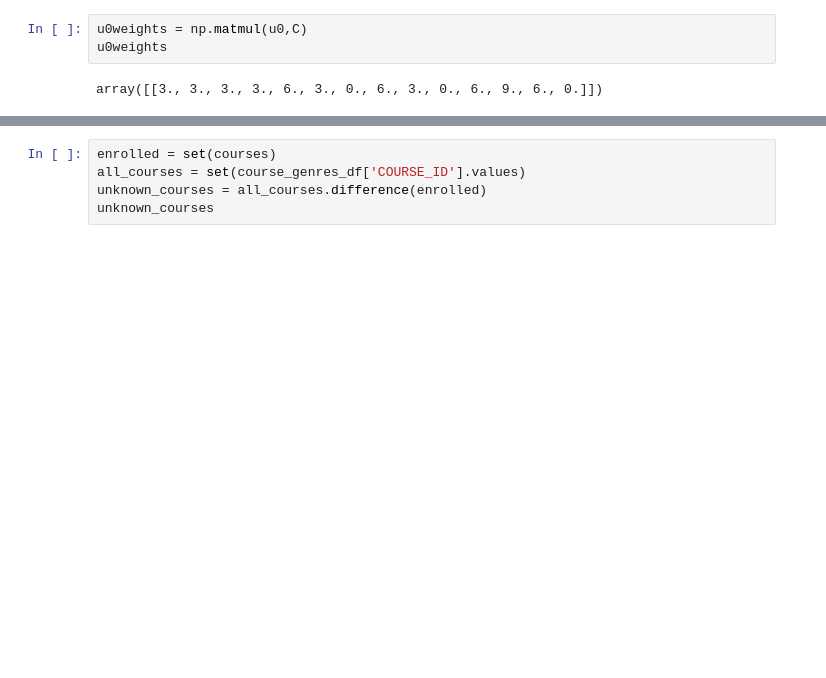
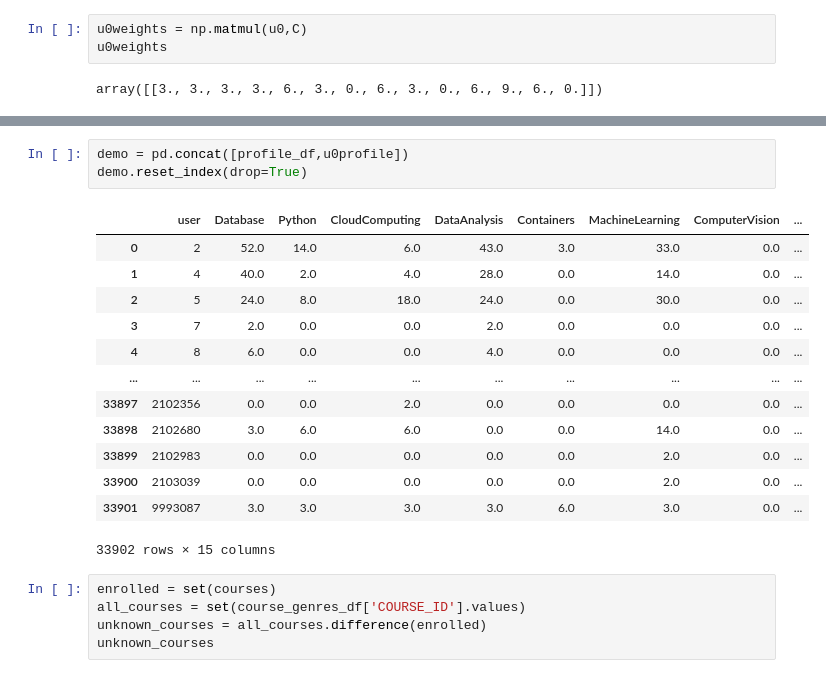
Before and after one commit to sahilsasane/recommender-app, a Jupyter notebook: content_user_profile.ipynb, the cells around one changed output, grey strips where cells are left out. Saved outputs shown, nothing was run; the diff lists cells and outputs as text; blank space fills up the shorter version.

```diff
--- a/content_user_profile.ipynb
+++ b/content_user_profile.ipynb
@@ -52,3 +82,20 @@ u0profile
+# %%
+demo = pd.concat([profile_df,u0profile])
+demo.reset_index(drop=True)
+# %% [output]
+|  | user | Database | Python | CloudComputing | DataAnalysis | Containers | MachineLearning | ComputerVision | ... |
+| 0 | 2 | 52.0 | 14.0 | 6.0 | 43.0 | 3.0 | 33.0 | 0.0 | ... |
+| 1 | 4 | 40.0 | 2.0 | 4.0 | 28.0 | 0.0 | 14.0 | 0.0 | ... |
+| 2 | 5 | 24.0 | 8.0 | 18.0 | 24.0 | 0.0 | 30.0 | 0.0 | ... |
+| 3 | 7 | 2.0 | 0.0 | 0.0 | 2.0 | 0.0 | 0.0 | 0.0 | ... |
+| 4 | 8 | 6.0 | 0.0 | 0.0 | 4.0 | 0.0 | 0.0 | 0.0 | ... |
+| ... | ... | ... | ... | ... | ... | ... | ... | ... | ... |
+| 33897 | 2102356 | 0.0 | 0.0 | 2.0 | 0.0 | 0.0 | 0.0 | 0.0 | ... |
+| 33898 | 2102680 | 3.0 | 6.0 | 6.0 | 0.0 | 0.0 | 14.0 | 0.0 | ... |
+| 33899 | 2102983 | 0.0 | 0.0 | 0.0 | 0.0 | 0.0 | 2.0 | 0.0 | ... |
+| 33900 | 2103039 | 0.0 | 0.0 | 0.0 | 0.0 | 0.0 | 2.0 | 0.0 | ... |
+| 33901 | 9993087 | 3.0 | 3.0 | 3.0 | 3.0 | 6.0 | 3.0 | 0.0 | ... |
+33902 rows × 15 columns
 # %%
 enrolled = set(courses)
 all_courses = set(course_genres_df['COURSE_ID'].values)
```
Also changed, not shown: parts of 23 cells of this notebook, 5 other files.
